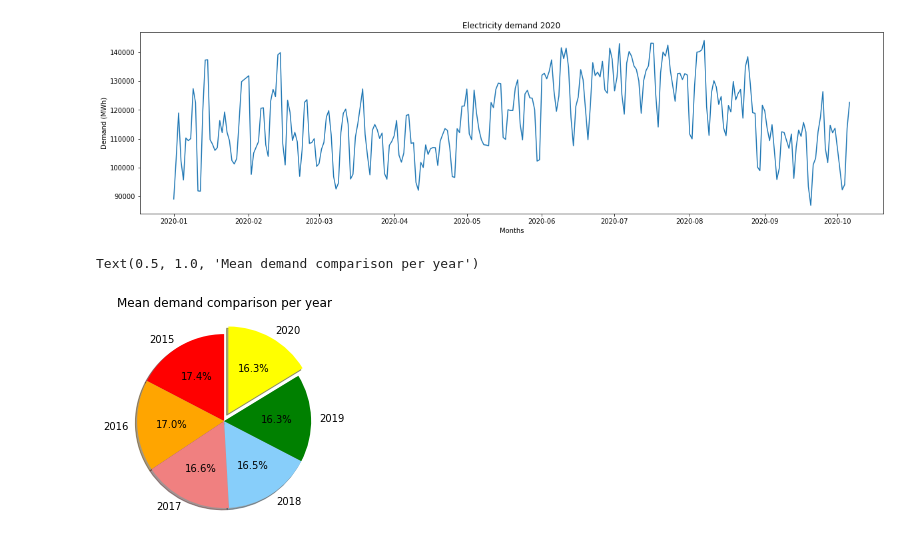
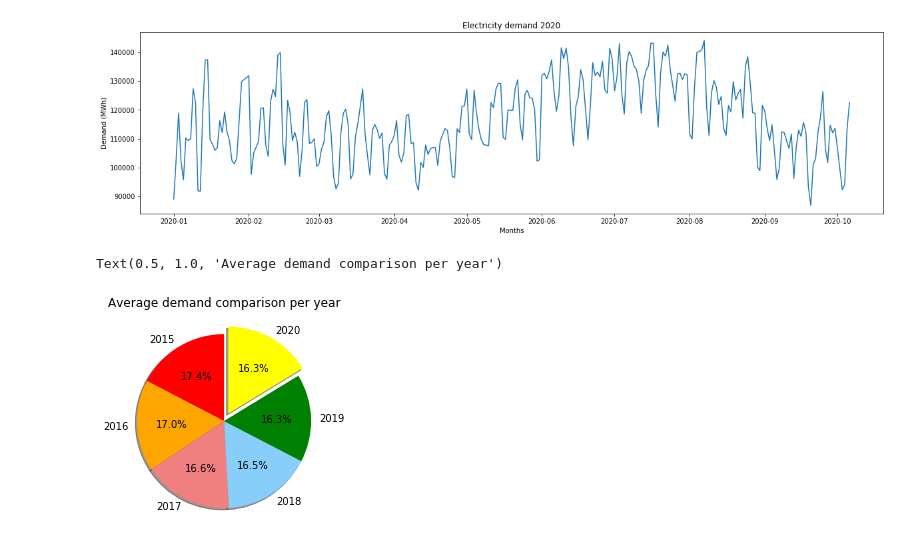
Before and after one commit to AThompson7/Project-1, a Jupyter notebook: electricity.ipynb, the cells around one changed output. Drawn from its saved outputs; the diff is of its cells as text; code cells hidden in the pictures.

Commit message:
Title changes.

```diff
--- a/electricity.ipynb
+++ b/electricity.ipynb
@@ -308,18 +308,18 @@ ax.plot(x20, y20)
 # %%
 demand15 = fifteen ["Demand (MWh)"].mean()
 demand16 = sixteen ["Demand (MWh)"].mean()
 demand17 = seventeen ["Demand (MWh)"].mean()
 demand18 = eighteen ["Demand (MWh)"].mean()
 demand19 = nineteen ["Demand (MWh)"].mean()
 demand20 = twenty ["Demand (MWh)"].mean()
 labels = ["2015", "2016", "2017", "2018","2019", "2020"]
 demand = [demand15, demand16, demand17, demand18, demand19, demand20]
 colours = ["red", "orange", "lightcoral", "lightskyblue", "green", "yellow"]
 explode = (0, 0, 0, 0, 0, 0.1)
-title = "Mean demand comparison per year"
+title = "Average demand comparison per year"
 plt.pie(demand, explode=explode, labels=labels, colors=colours,
         autopct="%1.1f%%", shadow=True, startangle=90)
 plt.title(title)
 # %% [output]
-Text(0.5, 1.0, 'Mean demand comparison per year')
+Text(0.5, 1.0, 'Average demand comparison per year')
-[figure, old version]
+[figure, new version]
```
Also changed, not shown: parts of 1 cell of this notebook.
